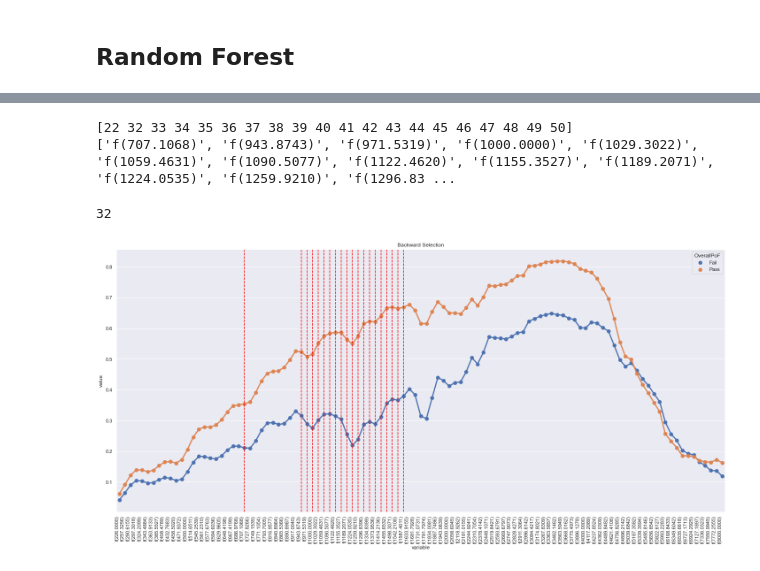
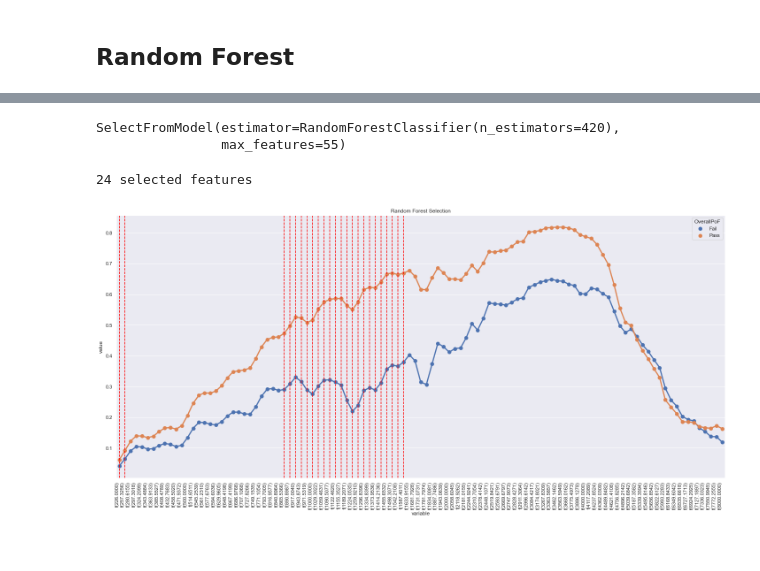
Before and after one commit to Charlene-L/CITS5553-Capstone-Project, a Jupyter notebook: ML Model/Benjamin/Feature Selection.ipynb, the cells around one changed output, grey strips where cells are left out. Drawn from its saved outputs; the diff is of its cells as text; code cells hidden in the pictures.

Commit message:
Added random forest

```diff
--- a/ML Model/Benjamin/Feature Selection.ipynb
+++ b/ML Model/Benjamin/Feature Selection.ipynb
@@ -328,0 +363,8 @@ assess_corrs(wba_data, features_bfs)
+# %%
+from sklearn.feature_selection import RFE
+from sklearn.linear_model import LogisticRegression
+rfe_selector = RFE(estimator=LogisticRegression(), n_features_to_select=15, step=10, verbose=5)
+rfe_selector.fit(X, y)
+rfe_support = rfe_selector.get_support()
+features_rfe = X.loc[:,rfe_support].columns.tolist()
+print(str(len(features_rfe)), 'selected features')
@@ -359,12 +395,0 @@ feature_select.get_params(deep=True)
-# %%
-imp_indices = feature_select.get_support(indices=True)
-print(imp_indices)
-
-imp = []
-
-for i in imp_indices:
-    imp.append(X.columns[i])
-print(imp)
-# %% [output]
-[22 32 33 34 35 36 37 38 39 40 41 42 43 44 45 46 47 48 49 50]
-['f(707.1068)', 'f(943.8743)', 'f(971.5319)', 'f(1000.0000)', 'f(1029.3022)', 'f(1059.4631)', 'f(1090.5077)', 'f(1122.4620)', 'f(1155.3527)', 'f(1189.2071)', 'f(1224.0535)', 'f(1259.9210)', 'f(1296.83 ...
@@ -375,9 +396,18 @@ features_rf = X.columns[important]
-# %%
-selected_feat= X_train.columns[(feature_select.get_support())]
-len(selected_feat)
-# %% [output]
-32
+# %%
+from sklearn.feature_selection import SelectFromModel
+from sklearn.ensemble import RandomForestClassifier
+
+embeded_rf_selector = SelectFromModel(RandomForestClassifier(n_estimators=420),max_features=55)
+embeded_rf_selector.fit(X, y)
+
+embeded_rf_support = embeded_rf_selector.get_support()
+features_rf = X.loc[:,embeded_rf_support].columns.tolist()
+print(str(len(features_rf)), 'selected features')
+# %% [output]
+SelectFromModel(estimator=RandomForestClassifier(n_estimators=420),
+                max_features=55)
+24 selected features
 # %%
-assess_freqs(wba_data, freqs, features_rf, title="Backward Selection")
+assess_freqs(wba_data, freqs, features_rf, title="Random Forest Selection")
 # %% [output]
-[figure, old version]
+[figure, new version]
```
Also changed, not shown: parts of 30 cells of this notebook.
